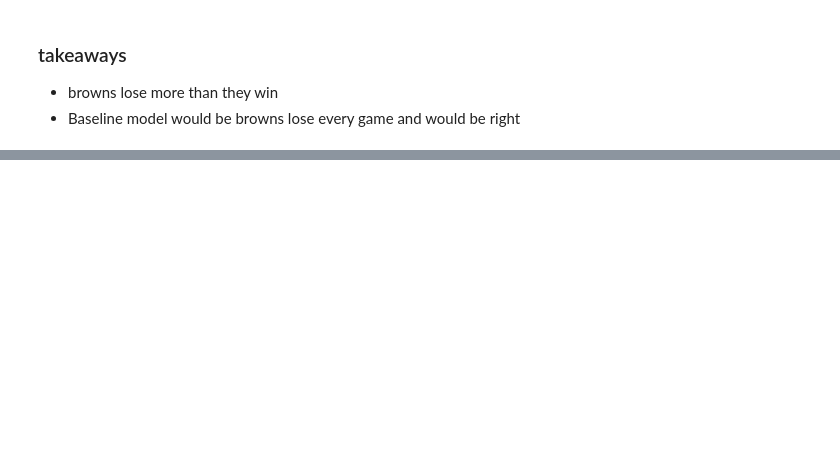
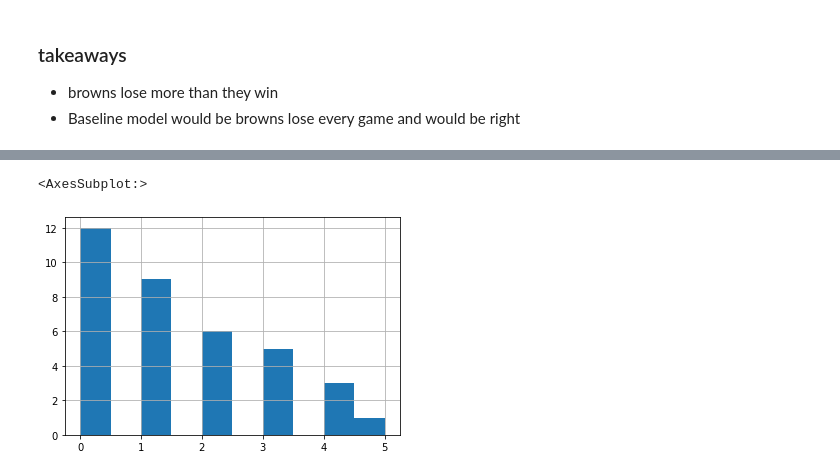
Before and after one commit to allantestaten/browns_project, a Jupyter notebook: explore_notebook.ipynb, the cells around one changed output, grey strips where cells are left out. Saved outputs shown, nothing was run; the diff lists cells and outputs as text; code cells hidden in the pictures; blank space fills up the shorter version.

```diff
--- a/explore_notebook.ipynb
+++ b/explore_notebook.ipynb
@@ -187,0 +364,5 @@ sns.countplot(x=df["result"])
+# %%
+train.turnovers_forced.hist()
+# %% [output]
+<AxesSubplot:>
+[figure, added]
```
Also changed, not shown: parts of 46 cells of this notebook.
